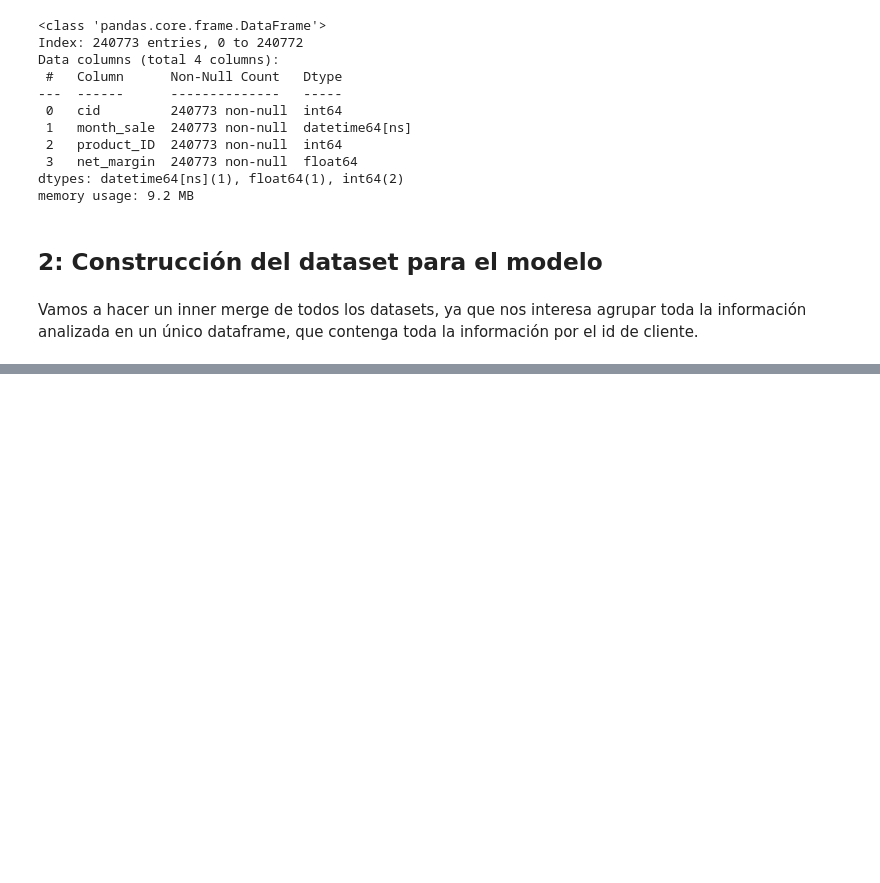
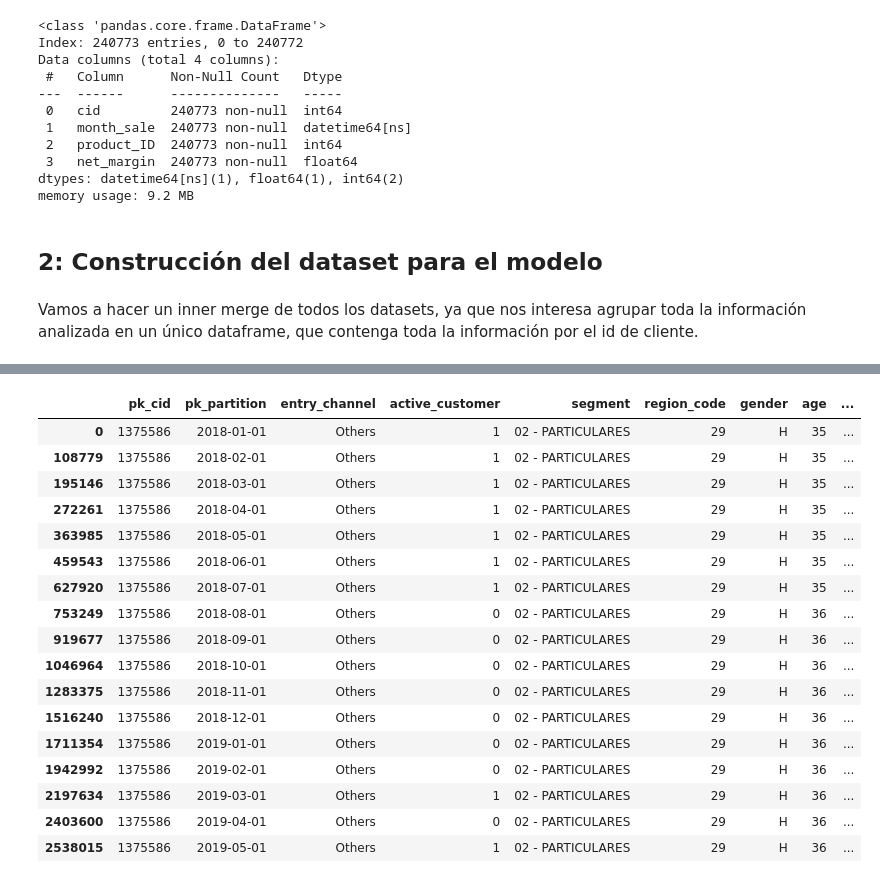
Before and after one commit to Orlan-138/TFM-EasyMoney, a Jupyter notebook: Dataframe_modelo/dataframe_modelo.ipynb, the cells around one changed output, grey strips where cells are left out. Saved outputs shown, nothing was run; the diff lists cells and outputs as text; code cells hidden in the pictures; blank space fills up the shorter version.

```diff
--- a/Dataframe_modelo/dataframe_modelo.ipynb
+++ b/Dataframe_modelo/dataframe_modelo.ipynb
@@ -473,0 +584,21 @@ df_merged.head()
+# %%
+df_merged.loc[df_merged['pk_cid'] == 1375586]
+# %% [output]
+|  | pk_cid | pk_partition | entry_channel | active_customer | segment | region_code | gender | age | ... |
+| 0 | 1375586 | 2018-01-01 | Others | 1 | 02 - PARTICULARES | 29 | H | 35 | ... |
+| 108779 | 1375586 | 2018-02-01 | Others | 1 | 02 - PARTICULARES | 29 | H | 35 | ... |
+| 195146 | 1375586 | 2018-03-01 | Others | 1 | 02 - PARTICULARES | 29 | H | 35 | ... |
+| 272261 | 1375586 | 2018-04-01 | Others | 1 | 02 - PARTICULARES | 29 | H | 35 | ... |
+| 363985 | 1375586 | 2018-05-01 | Others | 1 | 02 - PARTICULARES | 29 | H | 35 | ... |
+| 459543 | 1375586 | 2018-06-01 | Others | 1 | 02 - PARTICULARES | 29 | H | 35 | ... |
+| 627920 | 1375586 | 2018-07-01 | Others | 1 | 02 - PARTICULARES | 29 | H | 35 | ... |
+| 753249 | 1375586 | 2018-08-01 | Others | 0 | 02 - PARTICULARES | 29 | H | 36 | ... |
+| 919677 | 1375586 | 2018-09-01 | Others | 0 | 02 - PARTICULARES | 29 | H | 36 | ... |
+| 1046964 | 1375586 | 2018-10-01 | Others | 0 | 02 - PARTICULARES | 29 | H | 36 | ... |
+| 1283375 | 1375586 | 2018-11-01 | Others | 0 | 02 - PARTICULARES | 29 | H | 36 | ... |
+| 1516240 | 1375586 | 2018-12-01 | Others | 0 | 02 - PARTICULARES | 29 | H | 36 | ... |
+| 1711354 | 1375586 | 2019-01-01 | Others | 0 | 02 - PARTICULARES | 29 | H | 36 | ... |
+| 1942992 | 1375586 | 2019-02-01 | Others | 0 | 02 - PARTICULARES | 29 | H | 36 | ... |
+| 2197634 | 1375586 | 2019-03-01 | Others | 1 | 02 - PARTICULARES | 29 | H | 36 | ... |
+| 2403600 | 1375586 | 2019-04-01 | Others | 0 | 02 - PARTICULARES | 29 | H | 36 | ... |
+| 2538015 | 1375586 | 2019-05-01 | Others | 1 | 02 - PARTICULARES | 29 | H | 36 | ... |
```
Also changed, not shown: parts of 24 cells of this notebook.
